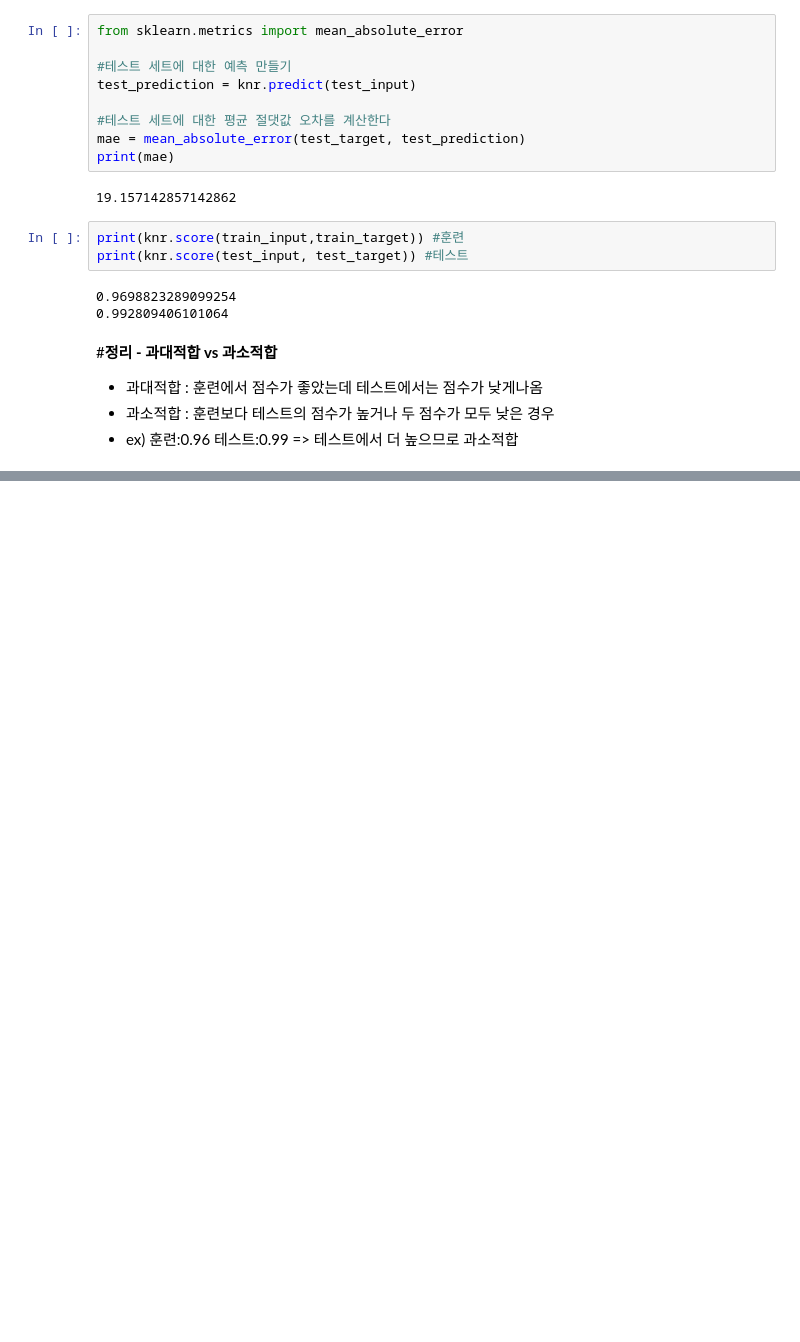
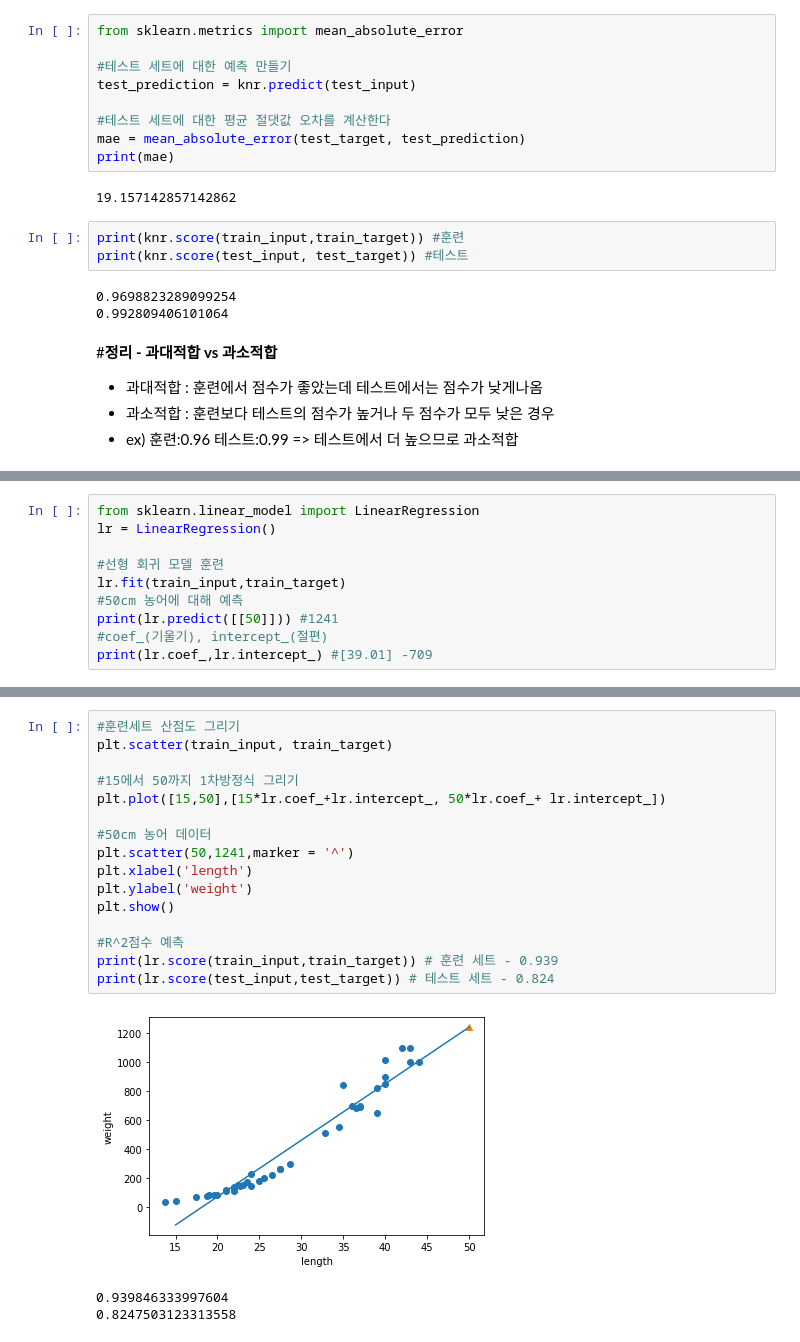
Before and after one commit to yooseungjun/ML, a Jupyter notebook: 3장_회귀_알고리즘과_모델_규제.ipynb, the cells around one changed output, grey strips where cells are left out. Saved outputs shown, nothing was run; the diff lists cells and outputs as text; blank space fills up the shorter version.

```diff
--- a/3장_회귀_알고리즘과_모델_규제.ipynb
+++ b/3장_회귀_알고리즘과_모델_규제.ipynb
@@ -116,0 +219,10 @@ knr.score(test_input,test_target)
+# %%
+from sklearn.linear_model import LinearRegression
+lr = LinearRegression()
+
+#선형 회귀 모델 훈련
+lr.fit(train_input,train_target)
+#50cm 농어에 대해 예측
+print(lr.predict([[50]])) #1241
+#coef_(기울기), intercept_(절편)
+print(lr.coef_,lr.intercept_) #[39.01] -709
@@ -116,0 +239,20 @@ knr.score(test_input,test_target)
+# %%
+#훈련세트 산점도 그리기
+plt.scatter(train_input, train_target)
+
+#15에서 50까지 1차방정식 그리기
+plt.plot([15,50],[15*lr.coef_+lr.intercept_, 50*lr.coef_+ lr.intercept_])
+
+#50cm 농어 데이터
+plt.scatter(50,1241,marker = '^')
+plt.xlabel('length')
+plt.ylabel('weight')
+plt.show()
+
+#R^2점수 예측
+print(lr.score(train_input,train_target)) # 훈련 세트 - 0.939
+print(lr.score(test_input,test_target)) # 테스트 세트 - 0.824
+# %% [output]
+[figure, added]
+0.939846333997604
+0.8247503123313558
```
Also changed, not shown: parts of 24 cells of this notebook.
